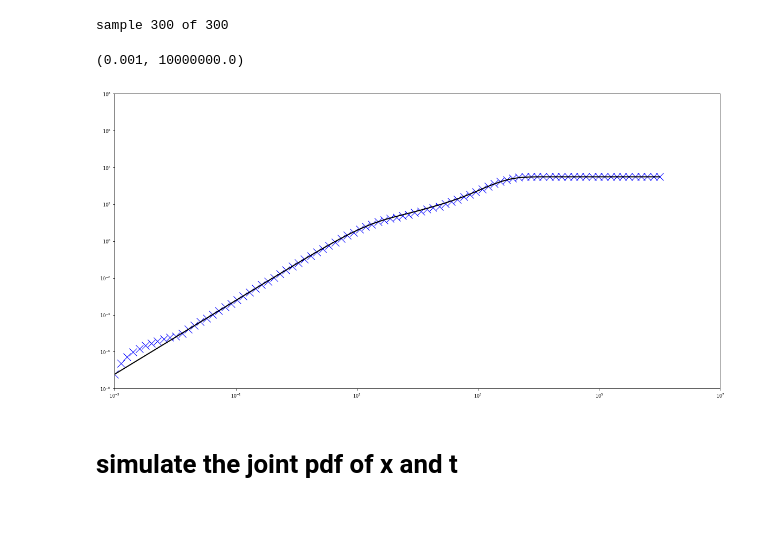
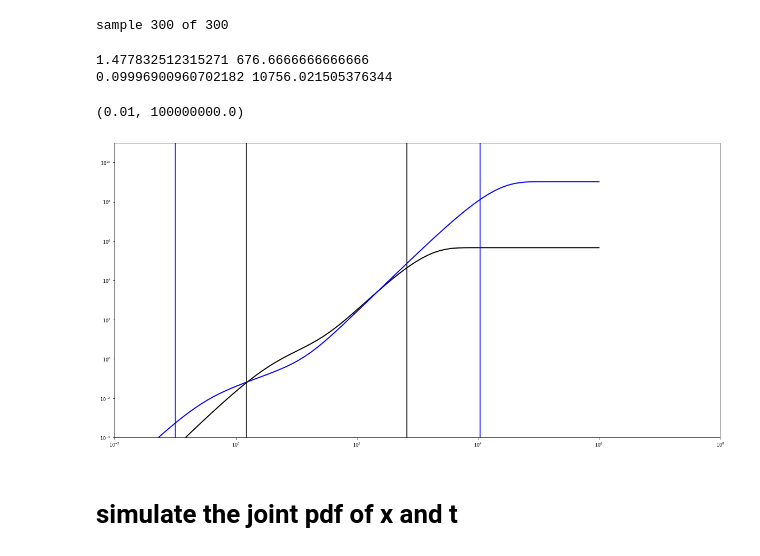
Before and after one commit to jkpierce/rw-diffu, a Jupyter notebook: code/trapping-model.ipynb, the cells around one changed output. Saved outputs shown, nothing was run; the diff lists cells and outputs as text; code cells hidden in the pictures; blank space fills up the shorter version.

```diff
--- a/code/trapping-model.ipynb
+++ b/code/trapping-model.ipynb
@@ -212,15 +212,39 @@ theta2 = 0.4
 T,X = ens(300,dt=1e-3,tmax=1e6,k1=k1,k2=k2,kap=kap,theta1=theta1,theta2=theta2,v=v)
 # %% [output]
 sample 300 of 300
-# %%
-t = np.geomspace(1e-3,1e7,100)
-plt.loglog(T,X.var(0),'x',markersize=14,color='blue')
-plt.loglog(T,cumulants(T,2,k1,k2,kap,v,theta2),color='black',lw=2)#,marker='x',linestyle='None')
-plt.ylim(1e-8,1e8)
-plt.xlim(1e-3,1e7)
-# %% [output]
-(0.001, 10000000.0)
-[figure, removed]
+# %%
+set1 = [1/1.5,1/10,1/100,1]
+set3 = [10, 3e-1, 3.1e-3,3]
+def wrapper(T,seti):
+    k1,k2,kap,v = seti
+    return cumulants(T,2,k1,k2,kap,v,theta2)
+def crossover(seti,color):
+    sqrt = np.sqrt
+    k1,k2,kap,v = seti
+    #t1 = 1/sqrt(k1*k2)
+   # plt.axvline(t1,color=color)
+
+    t3 = 1/(kap+k1)
+    plt.axvline(t3,color=color)
+    t4 = (k1+kap)/(k2*kap) # fraction of time spent in motion time 1/K
+    plt.axvline(t4,color=color)
+
+    #t5 = sqrt(t3*t4) # fraction of time spent in motion time 1/K
+    #plt.axvline(t5,color=color)
+    print(t3,t4)
+
+plt.loglog(T,wrapper(T,set1),color='black',lw=2)#,marker='x',linestyle='None')
+plt.loglog(T,wrapper(T,set3),color='blue',lw=2)#,marker='x',linestyle='None')
+crossover(set1,'black')
+crossover(set3,'blue')
+
+plt.ylim(1e-4,1e11)
+plt.xlim(1e-2,1e8)
+# %% [output]
+1.477832512315271 676.6666666666666
+0.09996900960702182 10756.021505376344
+(0.01, 100000000.0)
+[figure, added]
 # %%
 tm = 1
 tr = 10
```
Also changed, not shown: 14 other files.
